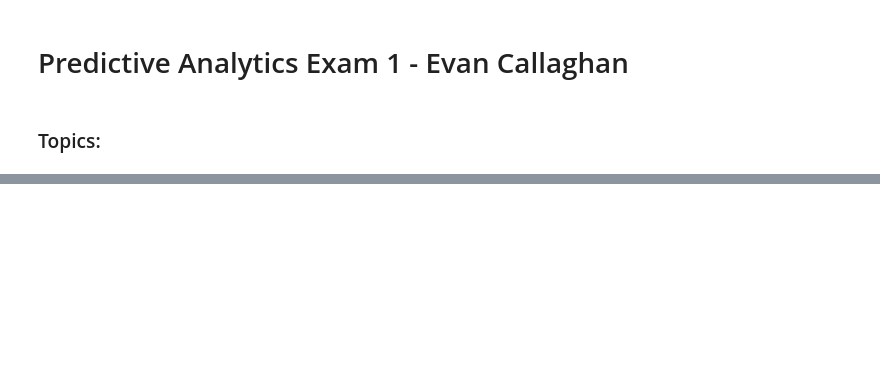
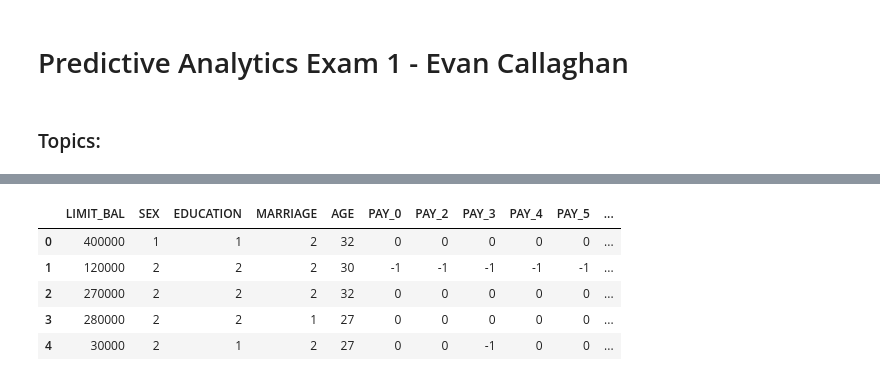
Before and after one commit to Evan-Callaghan/DATA-448-Predictive-Analytics, a Jupyter notebook: Exams/Exam 1.ipynb, the cells around one changed output, grey strips where cells are left out. Cells and saved outputs as stored; diff of their text form; code cells hidden in the pictures; blank space fills up the shorter version.

```diff
--- a/Exams/Exam 1.ipynb
+++ b/Exams/Exam 1.ipynb
@@ -78,0 +100,31 @@ Two benefits:
+# %%
+## a) Using the pandas library to read the train.csv and test.csv data files and create two data-frames called train and test
+
+## Defining the bucket
+s3 = boto3.resource('s3')
+bucket_name = 'data-448-bucket-callaghan'
+bucket = s3.Bucket(bucket_name)
+
+file_key = 'train(1).csv'
+file_key2 = 'test(1).csv'
+
+bucket_object = bucket.Object(file_key)
+bucket_object2 = bucket.Object(file_key2)
+
+file_object = bucket_object.get()
+file_object2 = bucket_object2.get()
+
+file_content_stream = file_object.get('Body')
+file_content_stream2 = file_object2.get('Body')
+
+train = pd.read_csv(file_content_stream)
+test = pd.read_csv(file_content_stream2)
+
+train.head()
+# %% [output]
+|  | LIMIT_BAL | SEX | EDUCATION | MARRIAGE | AGE | PAY_0 | PAY_2 | PAY_3 | PAY_4 | PAY_5 | ... |
+| 0 | 400000 | 1 | 1 | 2 | 32 | 0 | 0 | 0 | 0 | 0 | ... |
+| 1 | 120000 | 2 | 2 | 2 | 30 | -1 | -1 | -1 | -1 | -1 | ... |
+| 2 | 270000 | 2 | 2 | 2 | 32 | 0 | 0 | 0 | 0 | 0 | ... |
+| 3 | 280000 | 2 | 2 | 1 | 27 | 0 | 0 | 0 | 0 | 0 | ... |
+| 4 | 30000 | 2 | 1 | 2 | 27 | 0 | 0 | -1 | 0 | 0 | ... |
```
Also changed, not shown: parts of 12 cells of this notebook, 1 other file.
